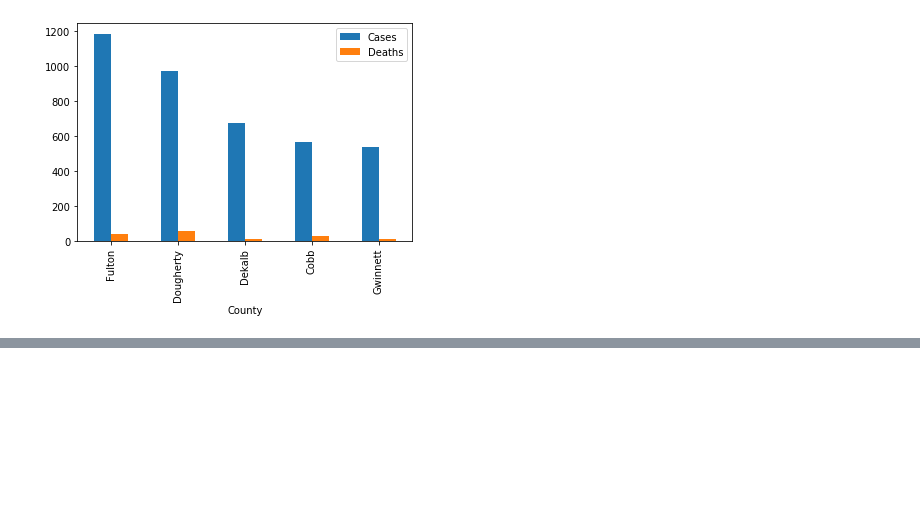
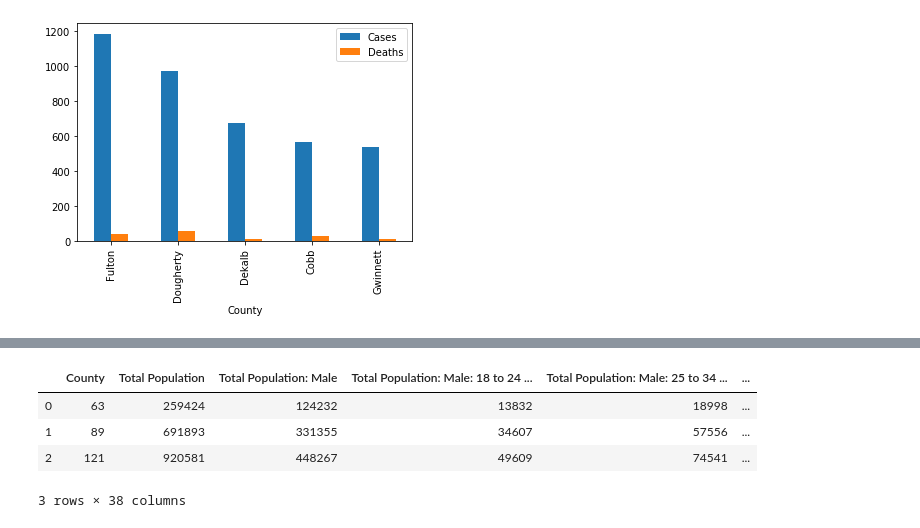
Before and after one commit to jemorgan1000/Regression_Final_Project, a Jupyter notebook: Notebooks/Preliminary_Analysis.ipynb, the cells around one changed output, grey strips where cells are left out. Cells and saved outputs as stored; diff of their text form; code cells hidden in the pictures; blank space fills up the shorter version.

```diff
--- a/Notebooks/Preliminary_Analysis.ipynb
+++ b/Notebooks/Preliminary_Analysis.ipynb
@@ -174,0 +194,25 @@ Unfortunately, we do not know the number hospitalized from each county and where
+# %%
+drop_cols_2 = ['Total Population: Male: Under 5 years',
+       'Total Population: Male: 5 to 9 years',
+       'Total Population: Male: 10 to 14 years',
+       'Total Population: Male: 15 to 17 years','Total Population: Female: Under 5 years',
+       'Total Population: Female: 5 to 9 years',
+       'Total Population: Female: 10 to 14 years',
+       'Total Population: Female: 15 to 17 years','Households',
+       'Households: Family households',
+       'Households: Family households: Married-couple family',
+       'Households: Family households: Other family',
+       'Households: Family households: Other family: Male householder, no wife present',
+       'Households: Family households: Other family: Female householder, no husband present',
+       'Households: Nonfamily households',
+       'Households: Nonfamily households: Householder living alone',
+       'Households: Nonfamily households: Householder not living alone','Total Population: 5 to 9 years',
+       'Total Population: 10 to 14 years', 'Total Population: 15 to 17 years']
+census_df.drop(columns = drop_cols_2,inplace=True)
+census_df.head()
+# %% [output]
+|  | County | Total Population | Total Population: Male | Total Population: Male: 18 to 24 ... | Total Population: Male: 25 to 34 ... | ... |
+| 0 | 63 | 259424 | 124232 | 13832 | 18998 | ... |
+| 1 | 89 | 691893 | 331355 | 34607 | 57556 | ... |
+| 2 | 121 | 920581 | 448267 | 49609 | 74541 | ... |
+3 rows × 38 columns
```
Also changed, not shown: parts of 7 cells of this notebook, 6 other files.
